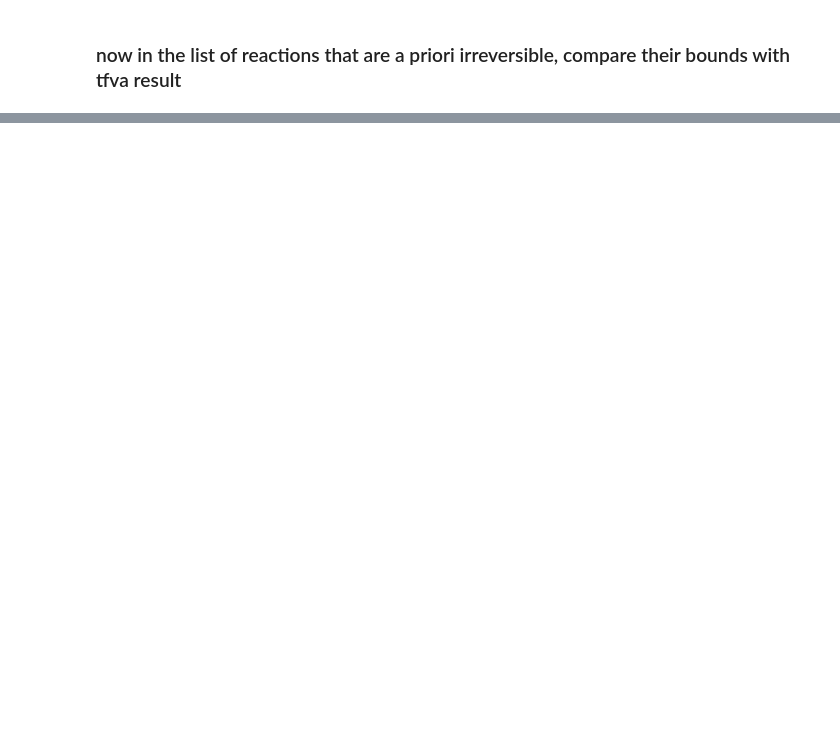
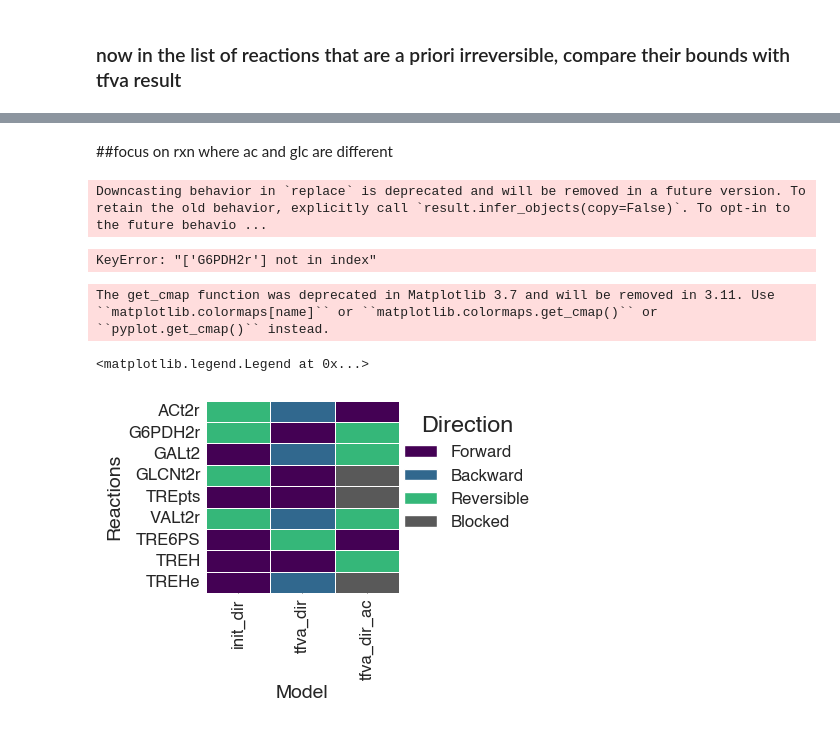
Before and after one commit to molecular-systems-biology/thermo-flux, a Jupyter notebook: Results_protocol_paper_2024/results_C_ecoli/2_ecoli_analysis_directions.ipynb, the cells around one changed output, grey strips where cells are left out. Cells and saved outputs as stored; diff of their text form; code cells hidden in the pictures; blank space fills up the shorter version.

Commit message:
results_p1

```diff
--- a/Results_protocol_paper_2024/results_C_ecoli/2_ecoli_analysis_directions.ipynb
+++ b/Results_protocol_paper_2024/results_C_ecoli/2_ecoli_analysis_directions.ipynb
@@ -170,7 +154,9 @@ init_bounds_df
 df_compare=pd.DataFrame(index=common_rxns)
 
 def dir_from_bounds(row):
-    if row['lb']>=0 :
+    if abs(row['lb'])<1e-6 and abs(row['ub'])<1e-6:
+        res='Blocked'
+    elif row['lb']>=0 :
         res='Forward'
     elif row['ub']<=0:
         res='Backward'
@@ -180,3 +166,4 @@ def dir_from_bounds(row):
 
 df_compare['tfva_dir']=df_vbounds.loc[common_rxns].apply(dir_from_bounds,axis=1)
 df_compare['init_dir']=init_bounds_df.apply(dir_from_bounds,axis=1)
+df_compare['nomet_dir']=nomet_bounds.loc[common_rxns].apply(dir_from_bounds,axis=1)
@@ -192,0 +362,75 @@ dtype: int64
+# %% [markdown]
+##focus on rxn where ac and glc are different
+# %%
+heatmap_df = df_compare[
+    df_compare["tfva_dir"] != df_compare["tfva_dir_ac"]
+][["init_dir", "tfva_dir", "tfva_dir_ac"]]
+#
+heatmap_df
+dir_map = {
+    "Forward": 0,
+    "Backward": 1,
+    "Reversible": 2,
+    "Blocked": 3
+}
+
+heat_num = heatmap_df.replace(dir_map)
+heat_num.drop_duplicates(inplace=True, keep="first")
+# %% [output]
+Downcasting behavior in `replace` is deprecated and will be removed in a future version. To retain the old behavior, explicitly call `result.infer_objects(copy=False)`. To opt-in to the future behavio ...
+# %%
+priority = ["ASPabc", "G6PDH2r"]
+
+heat_num = pd.concat(
+    [
+        heat_num.loc[priority],
+        heat_num.drop(index=priority)
+    ]
+)
+# %% [output]
+KeyError: "['G6PDH2r'] not in index"
+# %%
+plt.figure(figsize=(2.5, 2.5))
+from matplotlib.colors import ListedColormap
+from matplotlib import cm
+import numpy as np
+
+# get exactly 4 colors from viridis,far apart
+viridis = cm.get_cmap("viridis")
+
+colors = viridis(np.linspace(0, 1, 4))
+colors[-1]= [0.35, 0.35, 0.35, 1.0]
+cmap = ListedColormap(colors)
+
+ax = sns.heatmap(
+    heat_num,
+    cmap=cmap,
+    cbar=False,
+    linewidths=0.5,
+    linecolor="white",
+)
+
+ax.set_xlabel("Model")
+ax.set_ylabel("Reactions")
+
+from matplotlib.patches import Patch
+
+legend_elements = [
+    Patch(facecolor=cmap.colors[0], label="Forward"),
+    Patch(facecolor=cmap.colors[1], label="Backward"),
+    Patch(facecolor=cmap.colors[2], label="Reversible"),
+    Patch(facecolor=cmap.colors[3], label="Blocked"),
+]
+
+ax.legend(
+    handles=legend_elements,
+    title="Direction",
+    bbox_to_anchor=(1.75, 1),
+    frameon=False,
+)
+# plt.savefig(f'{OUTPUT_FOLDER}/ecoli_rxndirs_conditioncomparison.png',dpi=300)
+# plt.savefig(f'{OUTPUT_FOLDER}/ecoli_rxndirs_conditioncomparison.svg',dpi=300)
+# %% [output]
+The get_cmap function was deprecated in Matplotlib 3.7 and will be removed in 3.11. Use ``matplotlib.colormaps[name]`` or ``matplotlib.colormaps.get_cmap()`` or ``pyplot.get_cmap()`` instead.
+<matplotlib.legend.Legend at 0x...>
+[figure, added]
```
Also changed, not shown: parts of 31 cells of this notebook, 49 other files.
